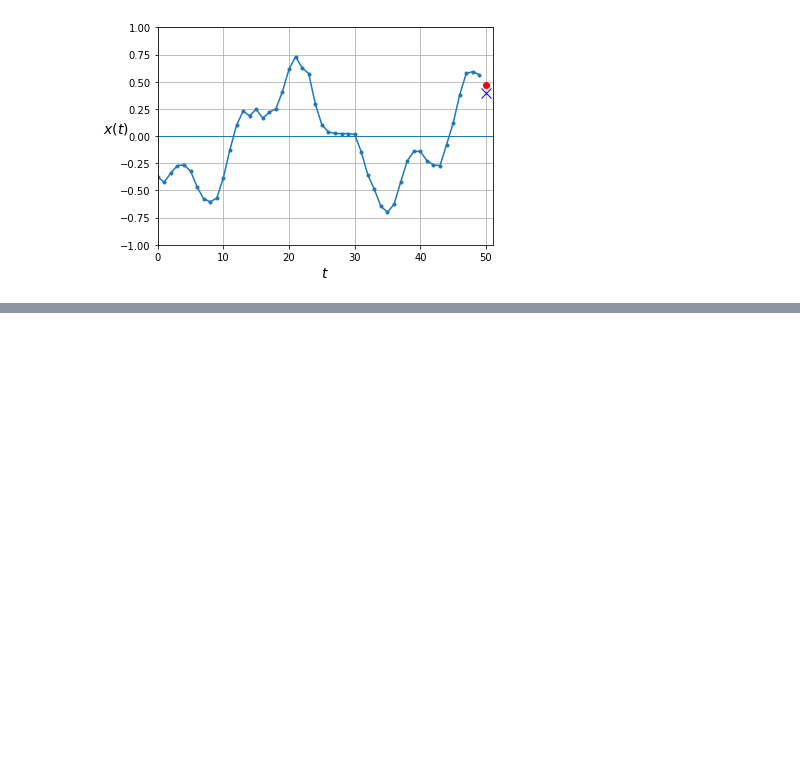
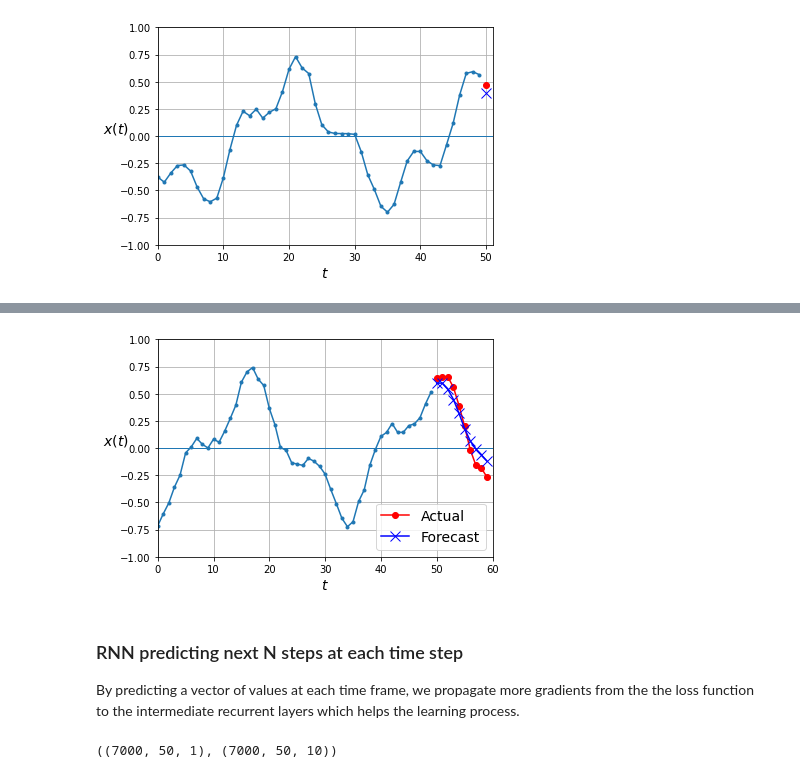
Before and after one commit to matyama/homl, a Jupyter notebook: 15_recurrent_neural_nets.ipynb, the cells around one changed output, grey strips where cells are left out. Drawn from its saved outputs; the diff is of its cells as text; code cells hidden in the pictures; blank space fills up the shorter version.

```diff
--- a/15_recurrent_neural_nets.ipynb
+++ b/15_recurrent_neural_nets.ipynb
@@ -327,0 +362,12 @@ plt.show()
+# %%
+# Reset RNG state
+np.random.seed(42)
+
+n_steps = 50
+n_steps_ahead = 10
+
+# Generate and split sequences with additional 10 frames
+series = generate_time_series(10000, n_steps + n_steps_ahead)
+X_train, Y_train = series[:7000, :n_steps], series[:7000, -n_steps_ahead:, 0]
+X_valid, Y_valid = series[7000:9000, :n_steps], series[7000:9000, -n_steps_ahead:, 0]
+X_test, Y_test = series[9000:, :n_steps], series[9000:, -n_steps_ahead:, 0]
@@ -327,0 +435,15 @@ plt.show()
+# %%
+# Reset RNG state
+np.random.seed(42)
+tf.random.set_seed(42)
+
+# Build RNN predicting 10 values ahead at once
+model = keras.models.Sequential([
+    keras.layers.SimpleRNN(20, return_sequences=True, input_shape=[None, 1]),
+    keras.layers.SimpleRNN(20),
+    keras.layers.Dense(10)
+])
+model.compile(loss="mse", optimizer="adam")
+
+# Train and validate the model
+history = model.fit(X_train, Y_train, epochs=20, validation_data=(X_valid, Y_valid))
@@ -327,0 +468,44 @@ plt.show()
+# %%
+# Reset RNG state
+np.random.seed(43)
+
+# Generate a series and make a prediction of 10 values ahead
+series = generate_time_series(1, 50 + n_steps_ahead)
+X_new, Y_new = series[:, :50, :], series[:, -n_steps_ahead:, :]
+Y_pred = model.predict(X_new)[..., np.newaxis]
+
+# Show the time series and prediction
+plot_multiple_forecasts(X_new, Y_new, Y_pred)
+plt.show()
+# %% [output]
+[figure, added]
+# %% [markdown]
+### RNN predicting next N steps at each time step
+By predicting a vector of values at each time frame, we propagate more gradients from the the loss function to the intermediate recurrent layers which helps the learning process.
+# %%
+# Reset RNG state
+np.random.seed(42)
+
+n_steps = 50
+n_steps_ahead = 10
+
+# Generate (and split) a dataset of time series with 10 additional frames
+series = generate_time_series(10000, n_steps + n_steps_ahead)
+X_train = series[:7000, :n_steps]
+X_valid = series[7000:9000, :n_steps]
+X_test = series[9000:, :n_steps]
+
+# Construct targets
+#  - here we add 10 previes trainng inputs as targets for the next step (sliding forward in time)
+#  - this is actually fine becase at no point we propagate a future value, so prediction is learned solely based on the past (i.e. it's causal)
+Y = np.empty((10000, n_steps, n_steps_ahead))
+for step_ahead in range(1, n_steps_ahead + 1):
+    Y[..., step_ahead - 1] = series[..., step_ahead:step_ahead + n_steps, 0]
+
+Y_train = Y[:7000]
+Y_valid = Y[7000:9000]
+Y_test = Y[9000:]
+
+X_train.shape, Y_train.shape
+# %% [output]
+((7000, 50, 1), (7000, 50, 10))
```
Also changed, not shown: parts of 15 cells of this notebook.
